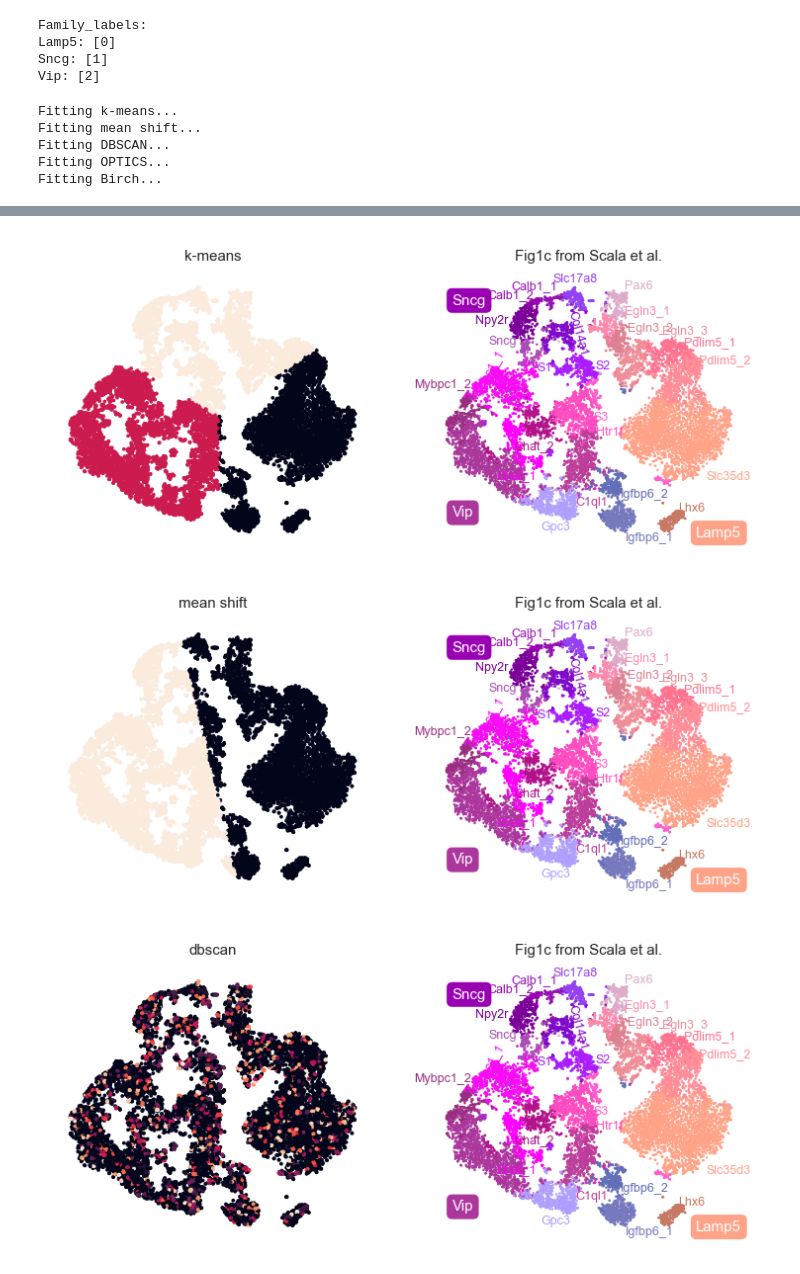
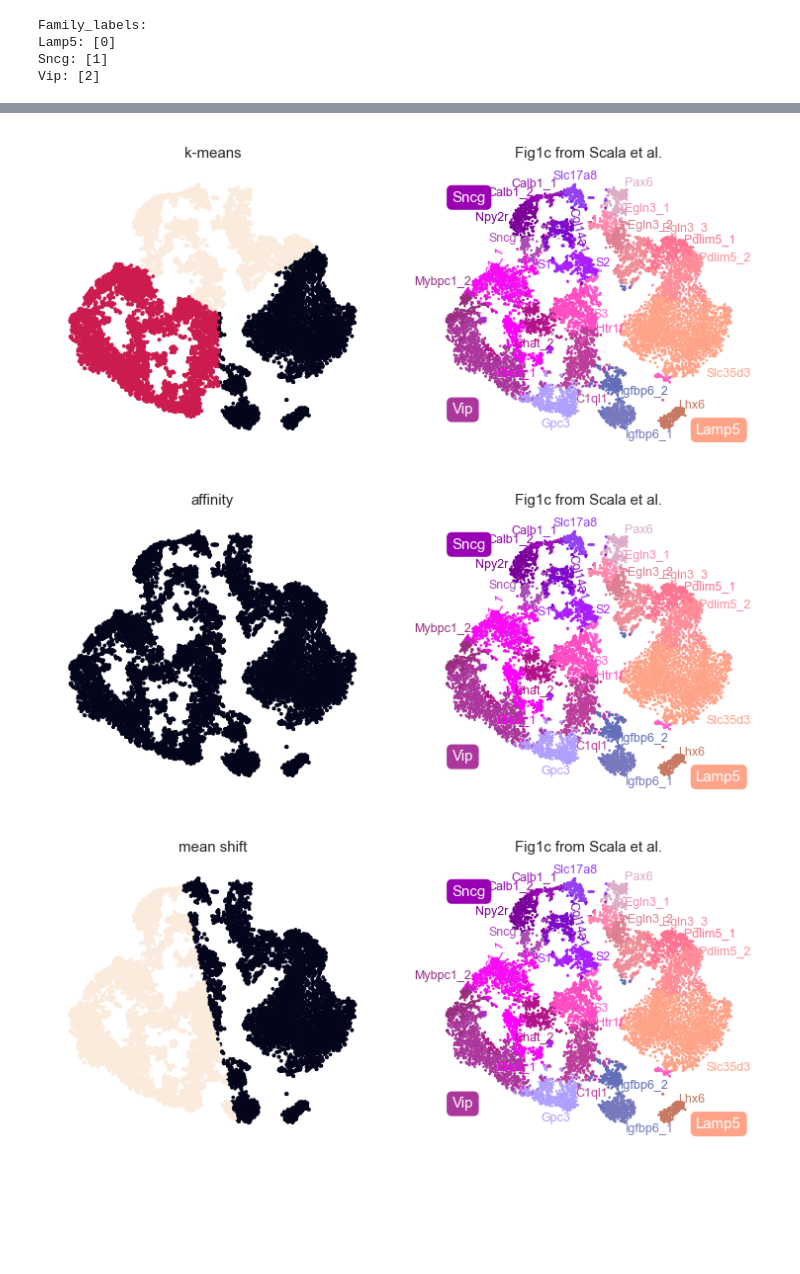
Before and after one commit to RyokoNod/Clustering_Neurons, a Jupyter notebook: code/scikit_clusterings/scikit_tsne_viplamp.ipynb, the cells around one changed output, grey strips where cells are left out. Cells and saved outputs as stored; diff of their text form; code cells hidden in the pictures; blank space fills up the shorter version.

```diff
--- a/code/scikit_clusterings/scikit_tsne_viplamp.ipynb
+++ b/code/scikit_clusterings/scikit_tsne_viplamp.ipynb
@@ -96,9 +101,12 @@ def fit_all_sklearn(training_data, true_labels, n_clusters, file_path, random_st
 
     return model_dict
 # %%
-def print_results(model_dict,true_labels):
+def print_results(model_dict,true_labels, Z, m1data):
     """
     This function is for getting and displaying the prediction results.
+
+    Z: the t-SNE representations for Yao et al.'s 15,511 cells
+    m1data: Yao et al.'s dataset for the subroup "viplamp"
     """
     pred_dict = {} # dictionary to store the predictions
     score_dict = {} # dictionary to store the evaluation scores
@@ -115,14 +123,14 @@ def print_results(model_dict,true_labels):
 
     # plot clustering results with figure 1c
     for  model_name, pred  in pred_dict.items():
-        plot_sidebyside(pred, training_data, m1data, title=model_name)
+        plot_sidebyside(training_data, pred, Z, m1data, title=model_name)
 
     return pred_dict, score_dict
 # %% [markdown]
 ## Broad cell families
 # %%
 random_state = 0 # setting random state for models
-save = True # setting this too true will train and save the models, else it will load the models saved last time
+save = False # setting this too true will train and save the models, else it will load the models saved last time
 # %% [markdown]
 ### Yao et al.'s cells
 
@@ -130,7 +138,7 @@ Yao et al.'s data has 15,511 cells from three broad cell families, Vip, Lamp5, a
 # %%
 n_clusters = 3 # the number of broad cell families is 3
 training_data = Z
-file_path = "./models/t-SNE/Yao/"
+file_path = "./models/t-SNE/broad/Yao/" # file path to save or load models
 # %%
 # create broad cell family labels because Yao et al.'s data doesn't come with one
 yao_family_names, yao_family_codes = le_family_names(m1data)
@@ -146,20 +154,14 @@ if save == True:
 else:
     model_dict_yao={}
     model_dict_yao["k-means"] = pickle.load(open(file_path + "k-means" + ".pickle", 'rb'))
-    #model_dict_yao["affinity"] = pickle.load(open(file_path + "affinity"+".pickle", 'rb'))
+    model_dict_yao["affinity"] = pickle.load(open(file_path + "affinity"+".pickle", 'rb'))
     model_dict_yao["mean shift"] = pickle.load(open(file_path + "mean_shift" + ".pickle", 'rb'))
     #model_dict_yao["spectral"] = pickle.load(open(file_path + "spectral" + ".pickle", 'rb'))
     #model_dict_yao["agglo"] = pickle.load(open(file_path + "agglomerative" + ".pickle", 'rb'))
     model_dict_yao["dbscan"] = pickle.load(open(file_path + "dbscan"+".pickle", 'rb'))
     model_dict_yao["optics"] = pickle.load(open(file_path + "optics" + ".pickle", 'rb'))
     model_dict_yao["birch"] = pickle.load(open(file_path + "birch" + ".pickle", 'rb'))
-# %% [output]
-Fitting k-means...
-Fitting mean shift...
-Fitting DBSCAN...
-Fitting OPTICS...
-Fitting Birch...
 # %%
-pred_yao, score_yao = print_results(model_dict,true_labels=yao_family_codes)
+pred_yao, score_yao = print_results(model_dict_yao,true_labels=yao_family_codes, Z=Z, m1data=m1data)
 # %% [output]
 -------------------------------k-means-------------------------------
@@ -178,7 +180,7 @@ Fowlkes-Mallows Score:  0.7442733871511906
 (0: bad, 1: perfect)
 
 Fowlkes-Mallows Score:  0.7181350833284096
 (0: bad, 1: perfect)
 [figure]
-[figure, old version]
+[figure, new version]
-[figure, old version]
+[figure, new version]
```
Also changed, not shown: parts of 11 cells of this notebook, 1 other file.
